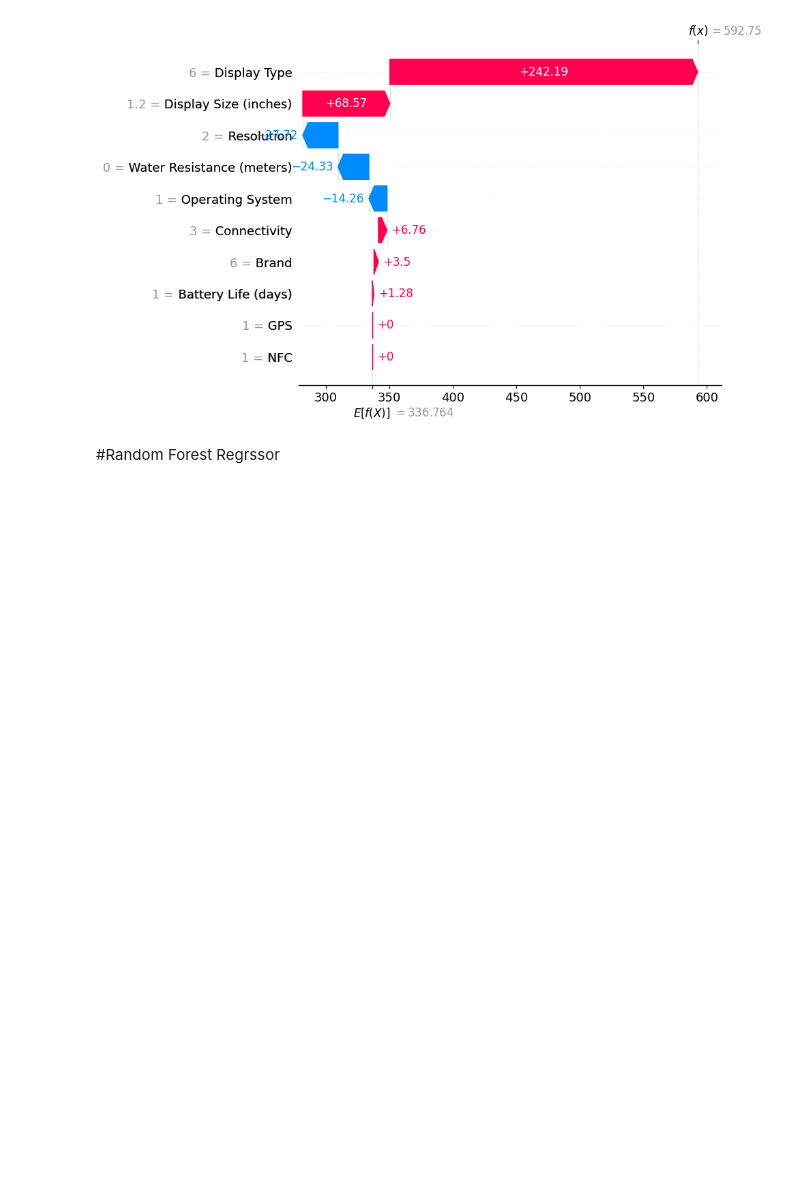
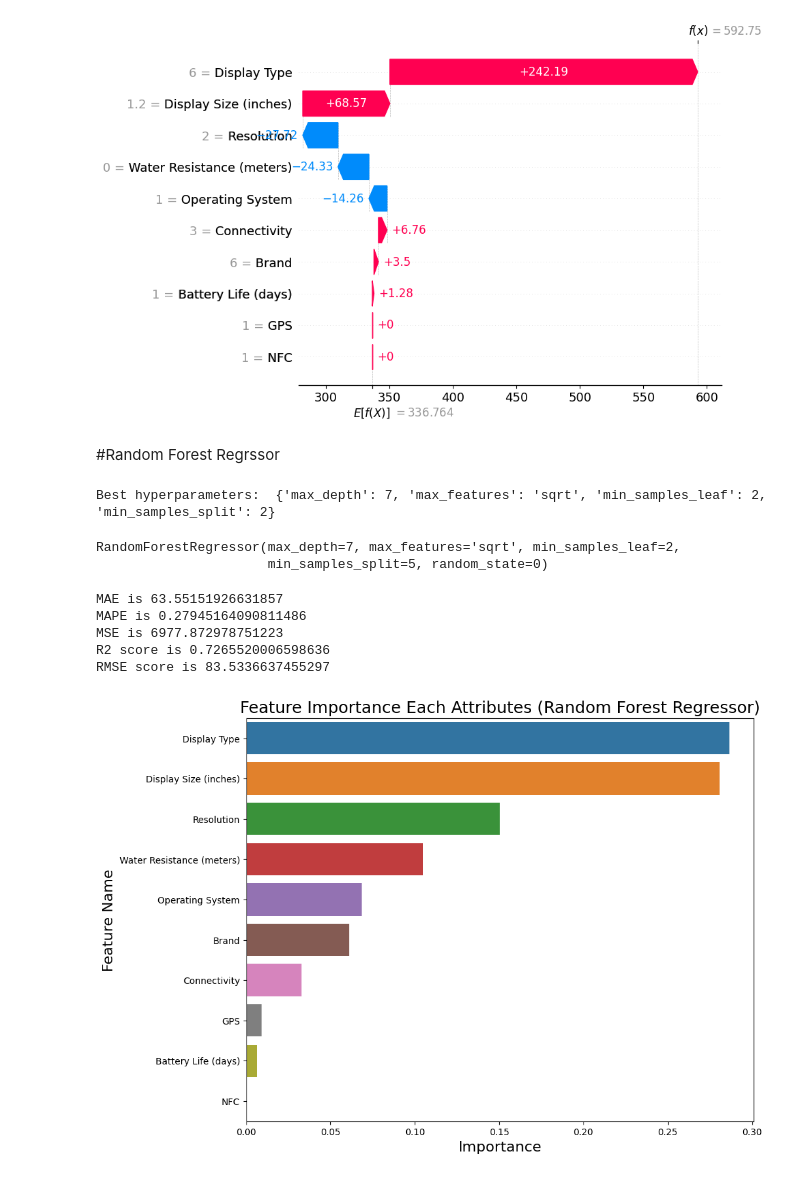
Before and after one commit to Ranjitkumarmuduli/Smart-watch-price-prediction, a Jupyter notebook: SWP_Prediction.ipynb, the cells around one changed output. Drawn from its saved outputs; the diff is of its cells as text; code cells hidden in the pictures; blank space fills up the shorter version.

```diff
--- a/SWP_Prediction.ipynb
+++ b/SWP_Prediction.ipynb
@@ -749,22 +757,70 @@ shap.plots.waterfall(shap_values[0])
 from sklearn.ensemble import RandomForestRegressor
 from sklearn.model_selection import GridSearchCV
 
-#Create a random forest regressor object
-rf=RandomForestRegressor
+# Create a Random Forest Regressor object
+rf = RandomForestRegressor()
 
-#Define the hyperparameters grid
+# Define the hyperparameter grid
 param_grid = {
-    'max_depth': [3,5,7,9],
-    'min_samples_split': [2,5,10],
+    'max_depth': [3, 5, 7, 9],
+    'min_samples_split': [2, 5, 10],
     'min_samples_leaf': [1, 2, 4],
-    'max_features': ['auto','sqrt']
+    'max_features': ['auto', 'sqrt']
 }
 
-#create a GridSearchCV object
+# Create a GridSearchCV object
 grid_search = GridSearchCV(rf, param_grid, cv=5, scoring='r2')
 
-#Fit the GridSearchCV object to the training data
+# Fit the GridSearchCV object to the training data
 grid_search.fit(X_train, y_train)
 
-#Print the best hyperparameters
-print('Best hyperparameters:',grid_search.best_params_)
+# Print the best hyperparameters
+print("Best hyperparameters: ", grid_search.best_params_)
+# %% [output]
+Best hyperparameters:  {'max_depth': 7, 'max_features': 'sqrt', 'min_samples_leaf': 2, 'min_samples_split': 2}
+# %%
+from sklearn.ensemble import RandomForestRegressor
+rf= RandomForestRegressor(random_state=0, max_depth=7, min_samples_split=5, min_samples_leaf=2,max_features= 'sqrt')
+rf.fit(X_train, y_train)
+# %% [output]
+RandomForestRegressor(max_depth=7, max_features='sqrt', min_samples_leaf=2,
+                      min_samples_split=5, random_state=0)
+# %%
+from sklearn import metrics
+from sklearn.metrics import mean_absolute_percentage_error
+import math
+
+y_pred = rf.predict(X_test)
+mae = metrics.mean_absolute_error(y_test, y_pred)
+mape = mean_absolute_percentage_error(y_test, y_pred)
+mse = metrics.mean_squared_error(y_test, y_pred)
+r2 = metrics.r2_score(y_test, y_pred)
+rmse = math.sqrt(mse)
+
+print('MAE is {}'.format(mae))
+print('MAPE is {}'.format(mape))
+print('MSE is {}'.format(mse))
+print('R2 score is {}'.format(r2))
+print('RMSE score is {}'.format(rmse))
+# %% [output]
+MAE is 63.55151926631857
+MAPE is 0.27945164090811486
+MSE is 6977.872978751223
+R2 score is 0.7265520006598636
+RMSE score is 83.5336637455297
+# %%
+imp_df = pd.DataFrame({
+    "Feature Name": X_train.columns,
+    "Importance": dtree.feature_importances_
+})
+fi = imp_df.sort_values(by="Importance", ascending=False)
+
+fi2 = fi.head(10)
+plt.figure(figsize=(10,8))
+sns.barplot(data=fi2, x='Importance', y='Feature Name')
+plt.title('Feature Importance Each Attributes (Random Forest Regressor)', fontsize=18)
+plt.xlabel ('Importance', fontsize=16)
+plt.ylabel ('Feature Name', fontsize=16)
+plt.show()
+# %% [output]
+[figure, added]
```
Also changed, not shown: parts of 8 cells of this notebook.
